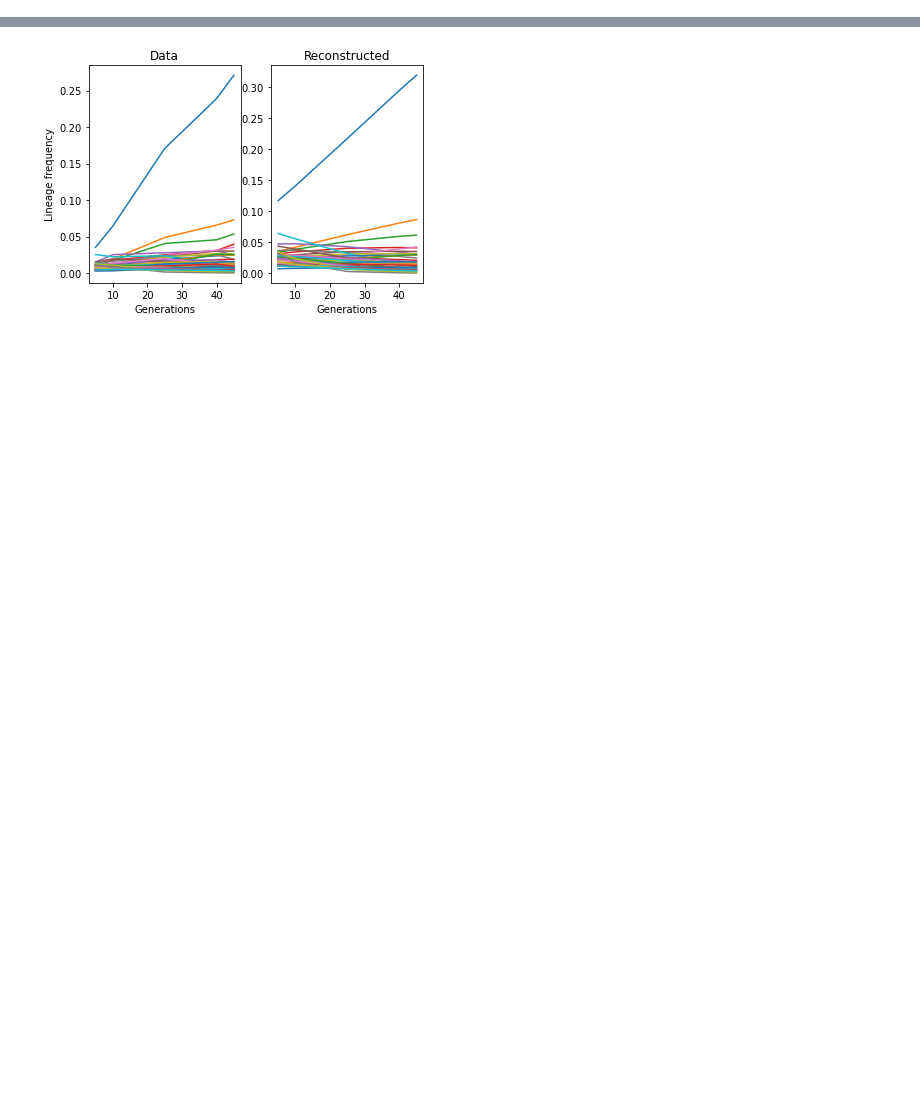
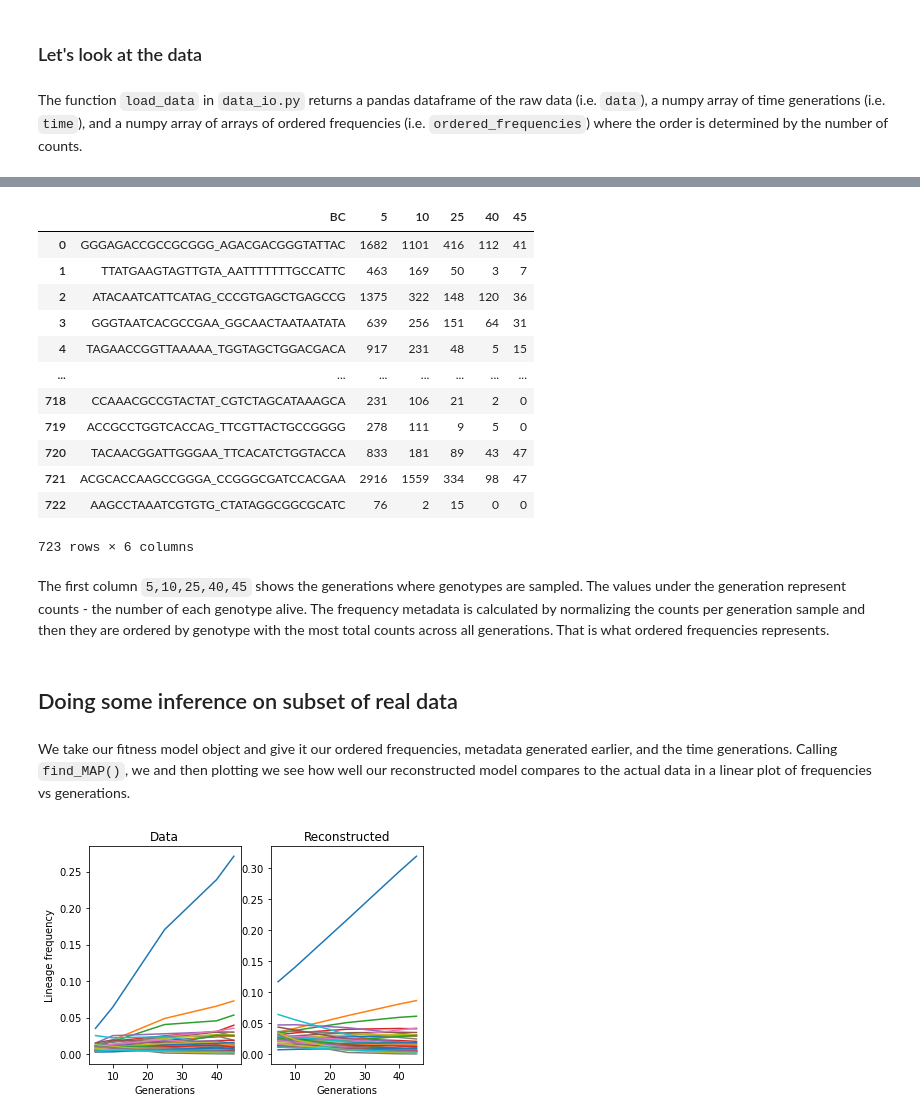
Before and after one commit to phys201/fitness_mcmc, a Jupyter notebook: documentation.ipynb, the cells around one changed output, grey strips where cells are left out. Saved outputs shown, nothing was run; the diff lists cells and outputs as text; code cells hidden in the pictures; blank space fills up the shorter version.

```diff
--- a/documentation.ipynb
+++ b/documentation.ipynb
@@ -14,8 +34,11 @@ import fitness_mcmc.fitness_mcmc as m
+# %% [markdown]
+### Let's look at the data
+# %% [markdown]
+The function `load_data` in `data_io.py` returns a pandas dataframe of the raw data (i.e. `data`), a numpy array of time generations (i.e. `time`), and a numpy array of arrays of ordered frequencies (i.e. `ordered_frequencies`) where the order is determined by the number of counts.
 # %%
 """
 Loading data and looking at the first 40 ordered genotypes.
 """
 data, time, ordered_frequencies  = io.load_data('filtered_counts_ypd_temp_30.txt')
-fitness_model = m.Fitness_Model(ordered_frequencies[0:40],time)
-fitness_model.find_MAP()
+data
 # %% [output]
@@ -22,0 +45,19 @@ fitness_model.find_MAP()
+|  | BC | 5 | 10 | 25 | 40 | 45 |
+| 0 | GGGAGACCGCCGCGGG_AGACGACGGGTATTAC | 1682 | 1101 | 416 | 112 | 41 |
+| 1 | TTATGAAGTAGTTGTA_AATTTTTTTGCCATTC | 463 | 169 | 50 | 3 | 7 |
+| 2 | ATACAATCATTCATAG_CCCGTGAGCTGAGCCG | 1375 | 322 | 148 | 120 | 36 |
+| 3 | GGGTAATCACGCCGAA_GGCAACTAATAATATA | 639 | 256 | 151 | 64 | 31 |
+| 4 | TAGAACCGGTTAAAAA_TGGTAGCTGGACGACA | 917 | 231 | 48 | 5 | 15 |
+| ... | ... | ... | ... | ... | ... | ... |
+| 718 | CCAAACGCCGTACTAT_CGTCTAGCATAAAGCA | 231 | 106 | 21 | 2 | 0 |
+| 719 | ACCGCCTGGTCACCAG_TTCGTTACTGCCGGGG | 278 | 111 | 9 | 5 | 0 |
+| 720 | TACAACGGATTGGGAA_TTCACATCTGGTACCA | 833 | 181 | 89 | 43 | 47 |
+| 721 | ACGCACCAAGCCGGGA_CCGGGCGATCCACGAA | 2916 | 1559 | 334 | 98 | 47 |
+| 722 | AAGCCTAAATCGTGTG_CTATAGGCGGCGCATC | 76 | 2 | 15 | 0 | 0 |
+723 rows × 6 columns
+# %% [markdown]
+The first column `5,10,25,40,45` shows the generations where genotypes are sampled. The values under the generation represent counts - the number of each genotype alive. The frequency metadata is calculated by normalizing the counts per generation sample and then they are ordered by genotype with the most total counts across all generations. That is what ordered frequencies represents.
+# %% [markdown]
+## Doing some inference on subset of real data
+# %% [markdown]
+We take our fitness model object and give it our ordered frequencies, metadata generated earlier, and the time generations. Calling `find_MAP()`, we and then plotting we see how well our reconstructed model compares to the actual data in a linear plot of frequencies vs generations.
```
Also changed, not shown: parts of 17 cells of this notebook.
